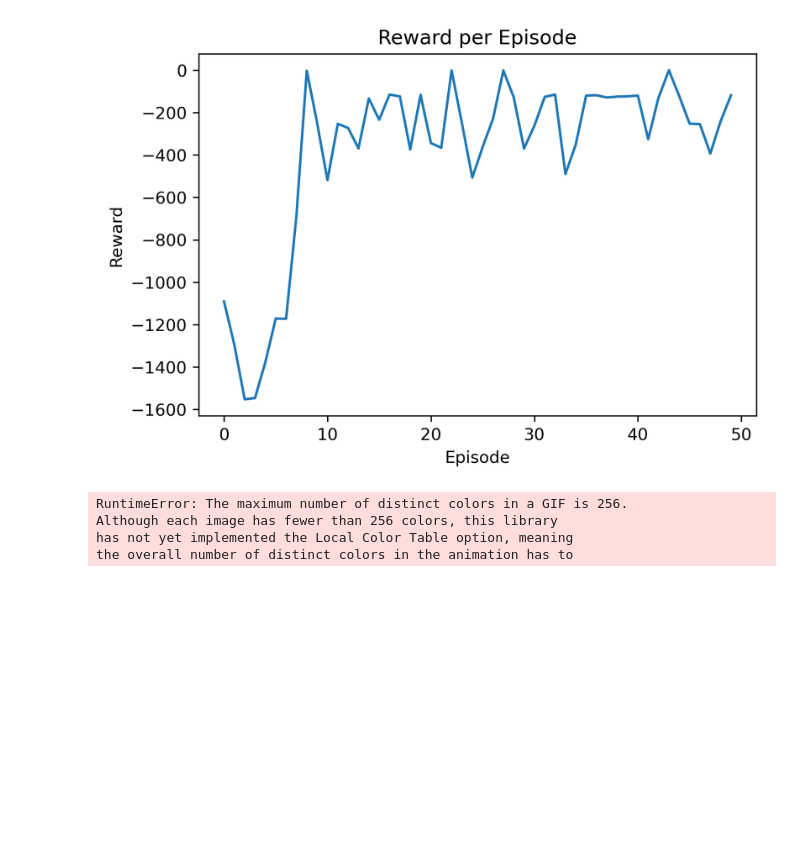
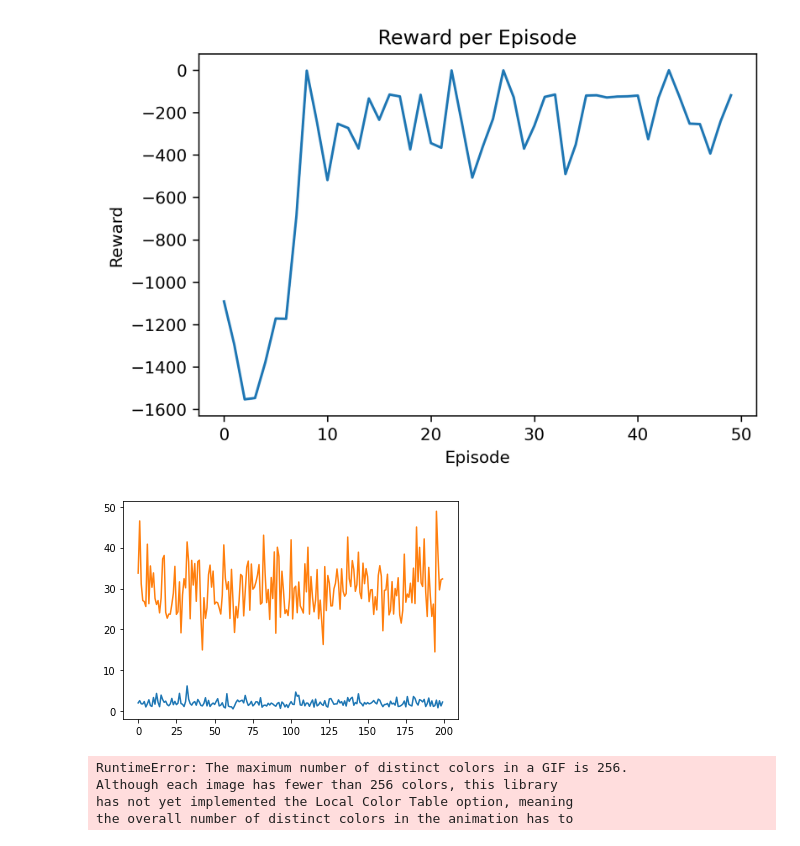
Before and after one commit to dabiged/RLPlayground, a Jupyter notebook: DDPG/Pendulum-v0.ipynb, the cells around one changed output. Drawn from its saved outputs; the diff is of its cells as text; code cells hidden in the pictures; blank space fills up the shorter version.

Commit message:
Add Plots for pendulum, improve README

```diff
--- a/DDPG/Pendulum-v0.ipynb
+++ b/DDPG/Pendulum-v0.ipynb
@@ -389,8 +393,11 @@ if plot:
 [figure]
 # %%
 plt.plot(cLoss)
+plt.plot(aLoss)
 #plt.plot(aLoss[5:])
 plt.show()
+# %% [output]
+[figure, added]
 # %%
 save_reward(reward_values, filename='plots/P/RewardperEp.png', env="Pendulum-v0")
 save_frames2gif(frame_values,save_states,file_basename='plots/P/Pendulum-v0')
```
Also changed, not shown: parts of 7 cells of this notebook, 6 other files.
